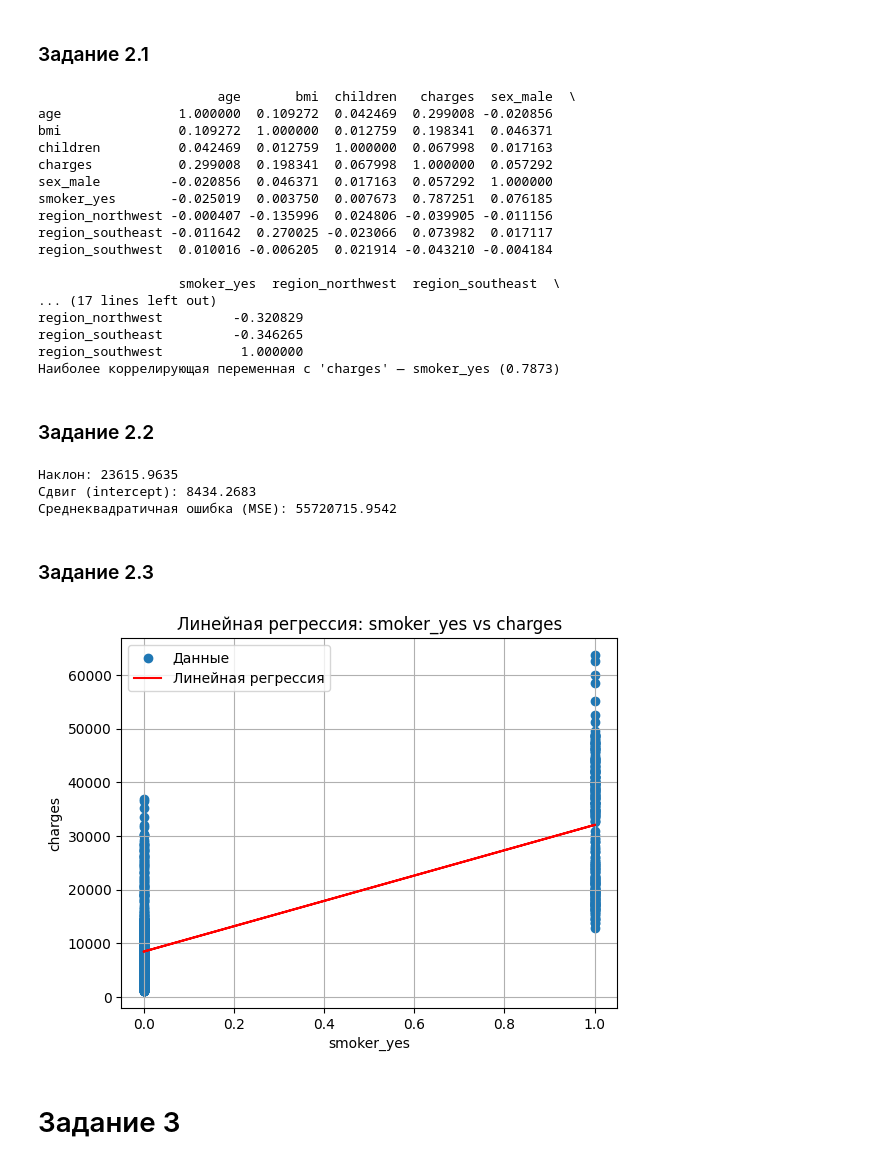
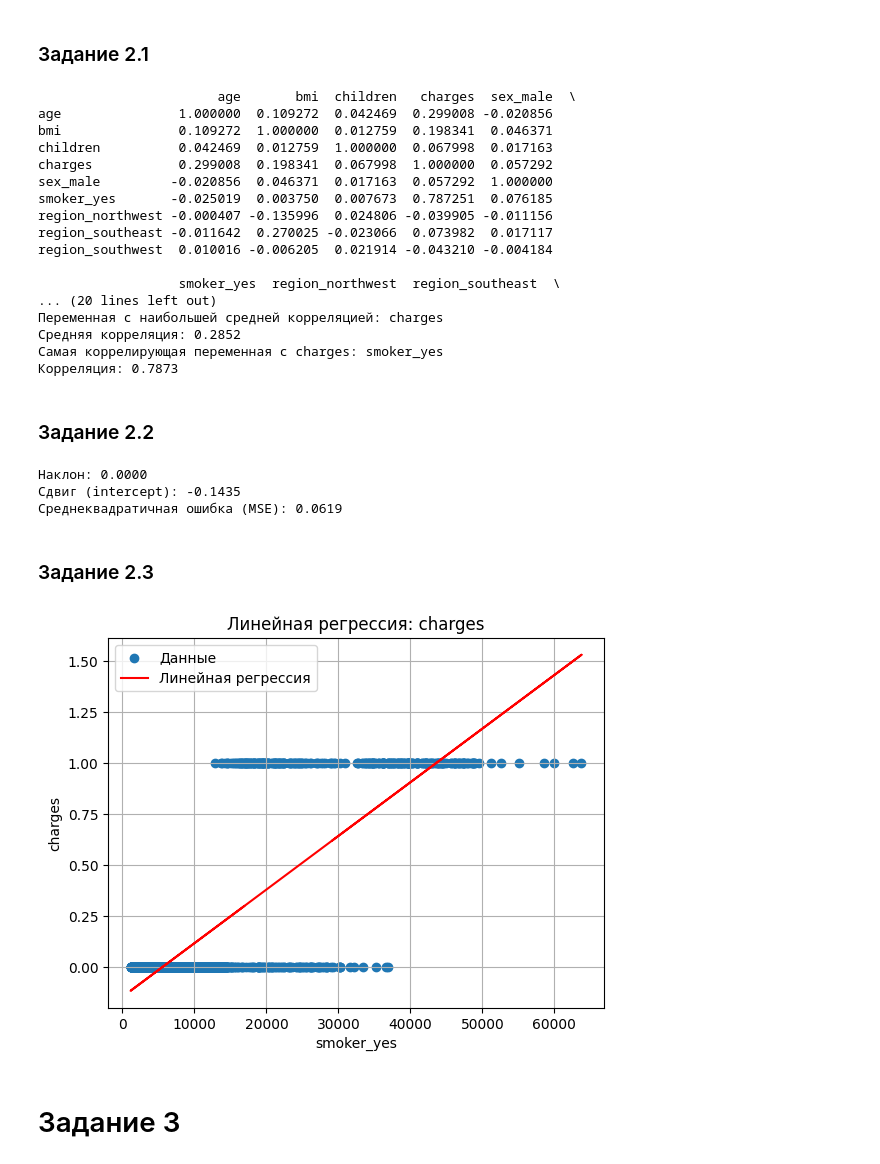
Before and after one commit to Angel367/MIREA-TIIABD, a Jupyter notebook: all.ipynb, the cells around one changed output. Saved outputs shown, nothing was run; the diff lists cells and outputs as text; code cells hidden in the pictures.

```diff
--- a/all.ipynb
+++ b/all.ipynb
@@ -79,23 +70,26 @@ max      64.000000    53.130000     5.000000  63770.428010
 # %% [markdown]
 ### Задание 2.1
 # %%
-df_insurance_encoded = pd.get_dummies(df_insurance, drop_first=True)
+df_insurance_encoded = pd.get_dummies(df_insurance, drop_first=True)    # формально тупо строки в числа конвертим
+correlation_matrix = df_insurance_encoded.corr()                        # собственно матрица
 
-# Теперь построим корреляционную матрицу для числовых признаков
-correlation_matrix = df_insurance_encoded.corr()
-
-# Выведем корреляционную матрицу
 print(correlation_matrix)
 
-# Найдём переменную, которая наиболее коррелирует с целевой переменной (charges)
-target_variable = 'charges'
-correlations_with_target = correlation_matrix[target_variable].drop(target_variable)
+mean_correlations = correlation_matrix.abs().mean()
 
-# Наиболее коррелирующая переменная
-most_correlated_feature = correlations_with_target.idxmax()
-max_correlation_value = correlations_with_target.max()
+most_correlated_feature = mean_correlations.idxmax()
+max_mean_correlation = mean_correlations.max()
 
-print(f"Наиболее коррелирующая переменная с '{target_variable}' — {most_correlated_feature} ({max_correlation_value:.4f})")
+# Самая коррелирующая переменная с most_correlated_feature
+most_correlated_with_most_correlated = correlation_matrix[most_correlated_feature].drop(most_correlated_feature).idxmax()
+max_correlation_with_most_correlated = correlation_matrix[most_correlated_feature].drop(most_correlated_feature).max()
+
+
+print(f"Переменная с наибольшей средней корреляцией: {most_correlated_feature}")
+print(f"Средняя корреляция: {max_mean_correlation:.4f}")
+
+print(f"Самая коррелирующая переменная с {most_correlated_feature}: {most_correlated_with_most_correlated}")
+print(f"Корреляция: {max_correlation_with_most_correlated:.4f}")
 # %% [output]
                        age       bmi  children   charges  sex_male  \
 age               1.000000  0.109272  0.042469  0.299008 -0.020856
@@ -109,23 +103,20 @@ region_southeast -0.011642  0.270025 -0.023066  0.073982  0.017117
 region_southwest  0.010016 -0.006205  0.021914 -0.043210 -0.004184
 
                   smoker_yes  region_northwest  region_southeast  \
-... (17 lines left out)
-region_northwest         -0.320829
-region_southeast         -0.346265
-region_southwest          1.000000
-Наиболее коррелирующая переменная с 'charges' — smoker_yes (0.7873)
+... (20 lines left out)
+Переменная с наибольшей средней корреляцией: charges
+Средняя корреляция: 0.2852
+Самая коррелирующая переменная с charges: smoker_yes
+Корреляция: 0.7873
 # %% [markdown]
 ### Задание 2.2
 # %%
+from sklearn.metrics import mean_squared_error
 import numpy as np
 
-from sklearn.metrics import mean_squared_error
+X = df_insurance_encoded[most_correlated_feature].values
+y = df_insurance_encoded[most_correlated_with_most_correlated].values
 
-# Переменные для регрессии
-X = df_insurance_encoded[most_correlated_feature].values
-y = df_insurance_encoded[target_variable].values
-
-# Реализация простой линейной регрессии
 n = len(X)
 X_mean = np.mean(X)
 y_mean = np.mean(y)
@@ -146,23 +137,23 @@ print(f"Наклон: {slope:.4f}")
 print(f"Сдвиг (intercept): {intercept:.4f}")
 print(f"Среднеквадратичная ошибка (MSE): {mse:.4f}")
 # %% [output]
-Наклон: 23615.9635
-Сдвиг (intercept): 8434.2683
-Среднеквадратичная ошибка (MSE): 55720715.9542
+Наклон: 0.0000
+Сдвиг (intercept): -0.1435
+Среднеквадратичная ошибка (MSE): 0.0619
 # %% [markdown]
 ### Задание 2.3
 # %%
 # Визуализация регрессии
 plt.scatter(X, y, label='Данные')
 plt.plot(X, y_pred, color='red', label='Линейная регрессия')
-plt.title(f"Линейная регрессия: {most_correlated_feature} vs {target_variable}")
-plt.xlabel(most_correlated_feature)
-plt.ylabel(target_variable)
+plt.title(f"Линейная регрессия: {most_correlated_feature}")
+plt.xlabel(most_correlated_with_most_correlated)
+plt.ylabel(most_correlated_feature)
 plt.legend()
 plt.grid(True)
 plt.show()
 # %% [output]
-[figure, old version]
+[figure, new version]
 # %% [markdown]
 # Задание 3
 # %%
```
Also changed, not shown: parts of 5 cells of this notebook.
